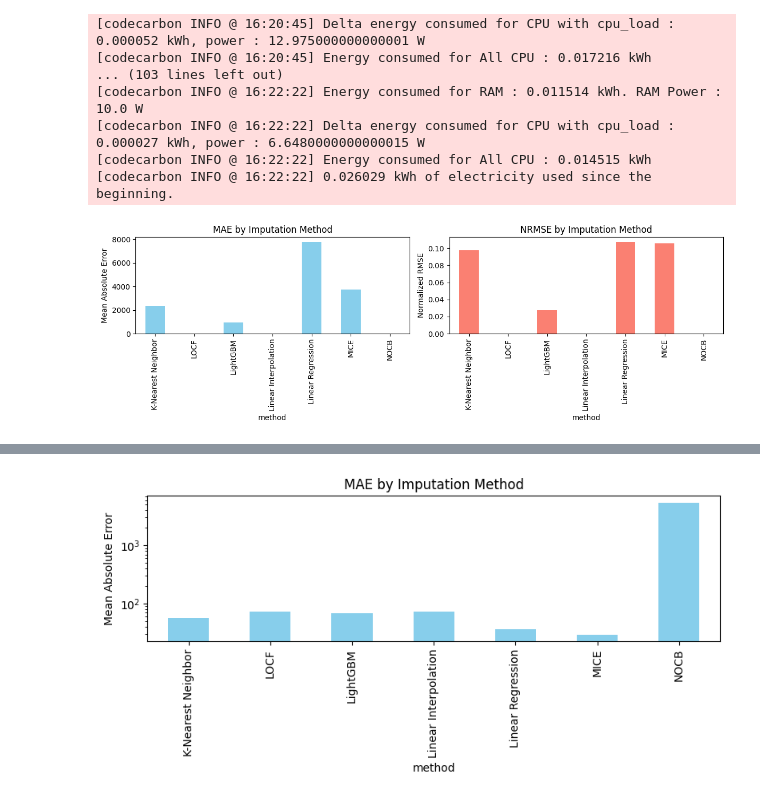
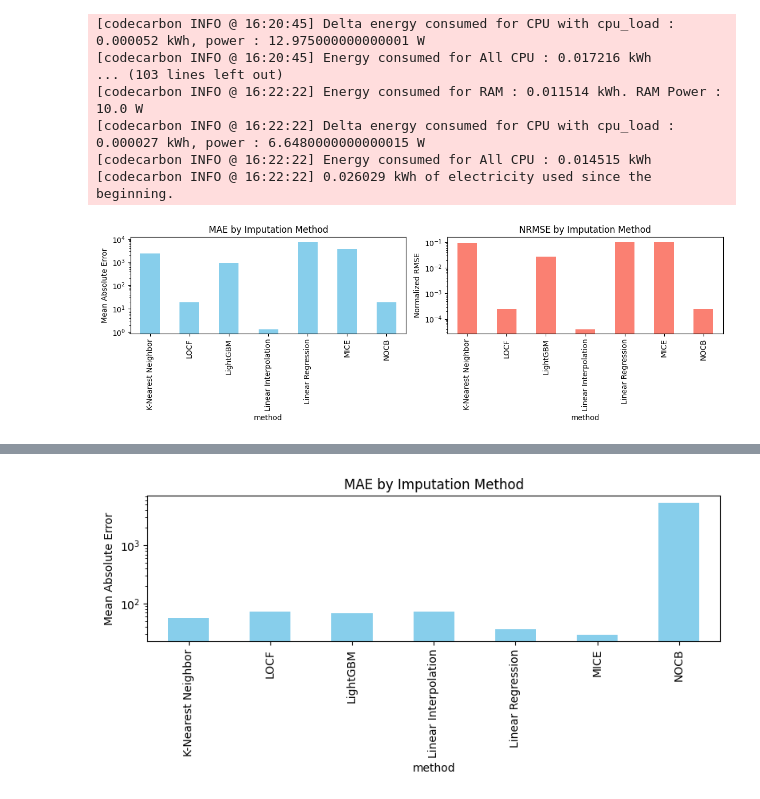
Before and after one commit to milouuu3/Building-Energy-Consumption-Time-Series, a Jupyter notebook: experiments/maxwell-experiments.ipynb, the cells around one changed output, grey strips where cells are left out. Cells and saved outputs as stored; diff of their text form; code cells hidden in the pictures.

Commit message:
finished result plots

```diff
--- a/experiments/maxwell-experiments.ipynb
+++ b/experiments/maxwell-experiments.ipynb
@@ -357,23 +362,25 @@ df_forecasting.to_csv("performance/results/maxwell_forecasting.csv", index=False
 # %%
 fig, axs = plt.subplots(1, 2, figsize=(12, 4))
 
 df_performance = pd.read_csv("performance/results/maxwell_performance.csv")
 df_performance["MAE"] = pd.to_numeric(df_performance["MAE"], errors="coerce")
 df_performance["NRMSE"] = pd.to_numeric(df_performance["NRMSE"], errors="coerce")
 df_plot = df_performance.groupby("method")[["MAE", "NRMSE"]].mean()
 
 df_plot["MAE"].plot(kind="bar", ax=axs[0], color="skyblue")
 axs[0].set_title("MAE by Imputation Method")
 axs[0].set_ylabel("Mean Absolute Error")
+axs[0].set_yscale("log")
 axs[0].set_xticklabels(df_plot.index, rotation=90)
 
 df_plot["NRMSE"].plot(kind="bar", ax=axs[1], color="salmon")
 axs[1].set_title("NRMSE by Imputation Method")
 axs[1].set_ylabel("Normalized RMSE")
+axs[1].set_yscale("log")
 axs[1].set_xticklabels(df_plot.index, rotation=90)
 
 plt.tight_layout()
 plt.savefig(f"performance/figures/maxwell/imputation.png")
 plt.show()
 # %% [output]
-[figure, old version]
+[figure, new version]
```
Also changed, not shown: parts of 2 cells of this notebook, 4 other files.
